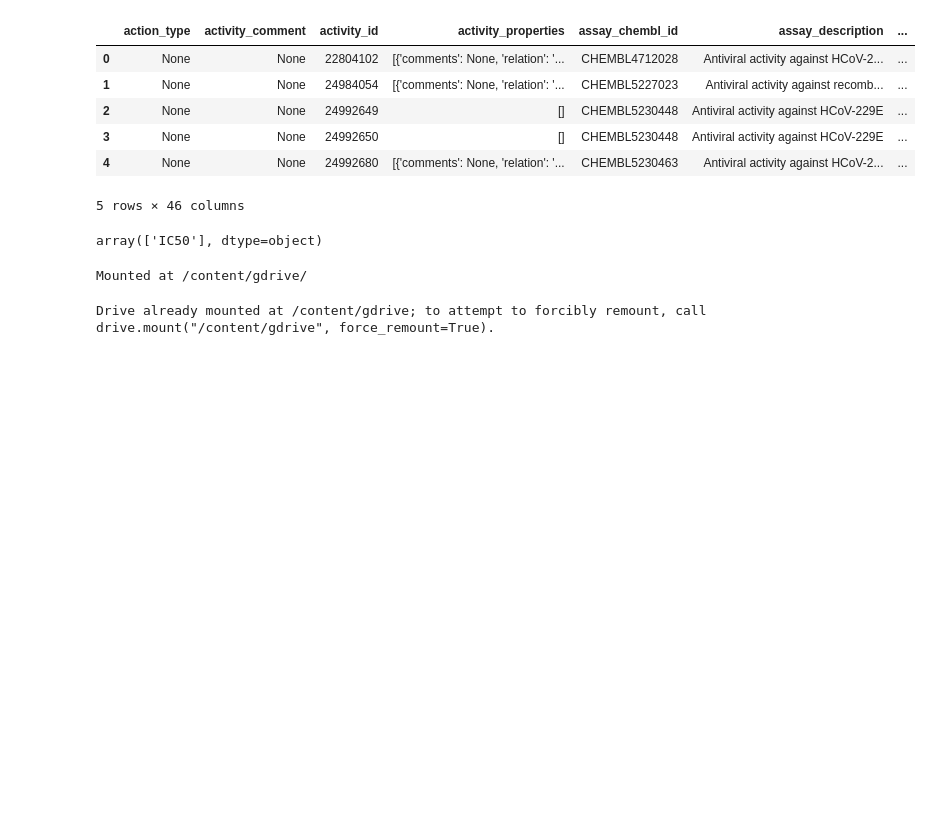
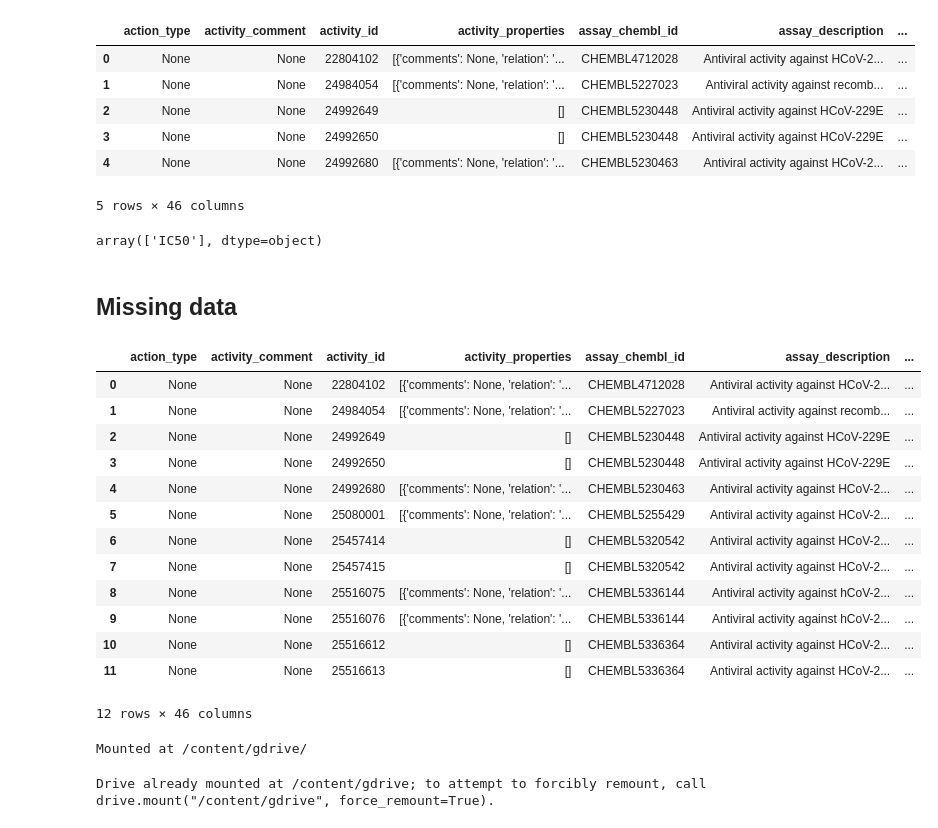
Before and after one commit to Vinoth0202/Training-to-Divya, a Jupyter notebook: practice/code practice/CF_PDB.ipynb, the cells around one changed output. Cells and saved outputs as stored; diff of their text form; code cells hidden in the pictures; blank space fills up the shorter version.

```diff
--- a/practice/code practice/CF_PDB.ipynb
+++ b/practice/code practice/CF_PDB.ipynb
@@ -127,6 +127,27 @@ df.standard_type.unique()
 array(['IC50'], dtype=object)
 # %%
 df.to_csv('bioactivity_data.csv', index=False)
+# %% [markdown]
+## Missing data
+# %%
+df2 = df[df.standard_value.notna()]
+df2 = df2[df.canonical_smiles.notna()]
+df2
+# %% [output]
+|  | action_type | activity_comment | activity_id | activity_properties | assay_chembl_id | assay_description | ... |
+| 0 | None | None | 22804102 | [{'comments': None, 'relation': '... | CHEMBL4712028 | Antiviral activity against HCoV-2... | ... |
+| 1 | None | None | 24984054 | [{'comments': None, 'relation': '... | CHEMBL5227023 | Antiviral activity against recomb... | ... |
+| 2 | None | None | 24992649 | [] | CHEMBL5230448 | Antiviral activity against HCoV-229E | ... |
+| 3 | None | None | 24992650 | [] | CHEMBL5230448 | Antiviral activity against HCoV-229E | ... |
+| 4 | None | None | 24992680 | [{'comments': None, 'relation': '... | CHEMBL5230463 | Antiviral activity against HCoV-2... | ... |
+| 5 | None | None | 25080001 | [{'comments': None, 'relation': '... | CHEMBL5255429 | Antiviral activity against HCoV-2... | ... |
+| 6 | None | None | 25457414 | [] | CHEMBL5320542 | Antiviral activity against HCoV-2... | ... |
+| 7 | None | None | 25457415 | [] | CHEMBL5320542 | Antiviral activity against HCoV-2... | ... |
+| 8 | None | None | 25516075 | [{'comments': None, 'relation': '... | CHEMBL5336144 | Antiviral activity against hCoV-2... | ... |
+| 9 | None | None | 25516076 | [{'comments': None, 'relation': '... | CHEMBL5336144 | Antiviral activity against hCoV-2... | ... |
+| 10 | None | None | 25516612 | [] | CHEMBL5336364 | Antiviral activity against HCoV-2... | ... |
+| 11 | None | None | 25516613 | [] | CHEMBL5336364 | Antiviral activity against HCoV-2... | ... |
+12 rows × 46 columns
 # %%
 from google.colab import drive
 drive.mount('/content/gdrive/', force_remount=True)
```
Also changed, not shown: parts of 8 cells of this notebook.
